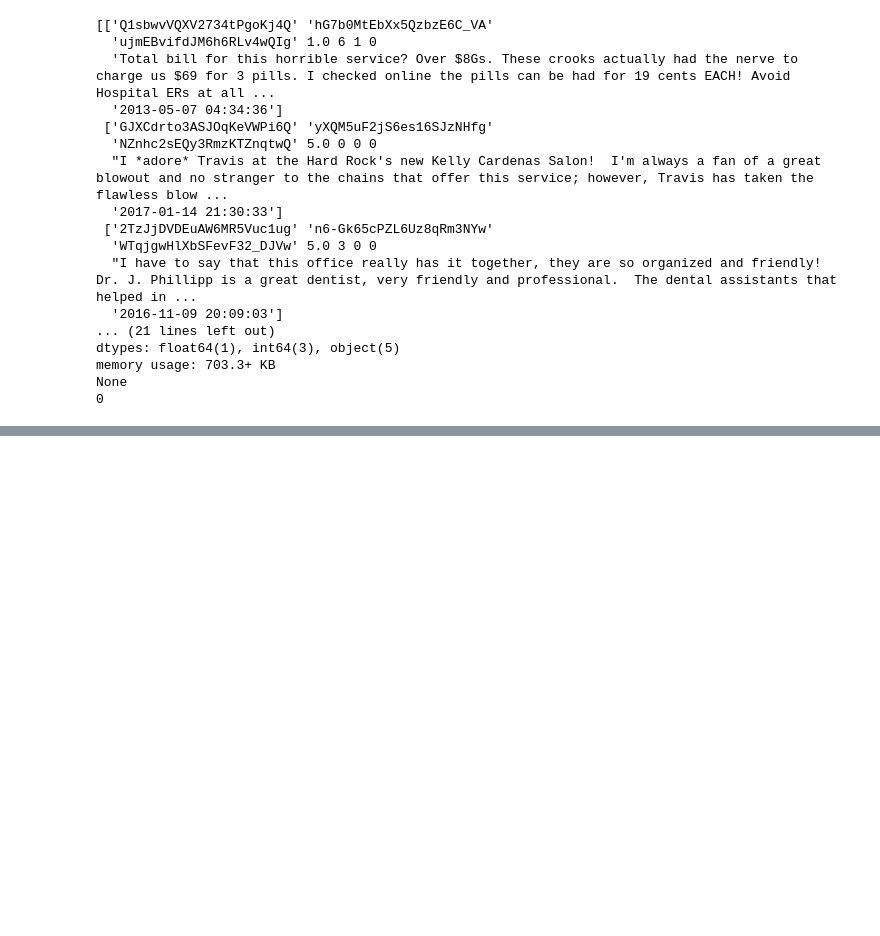
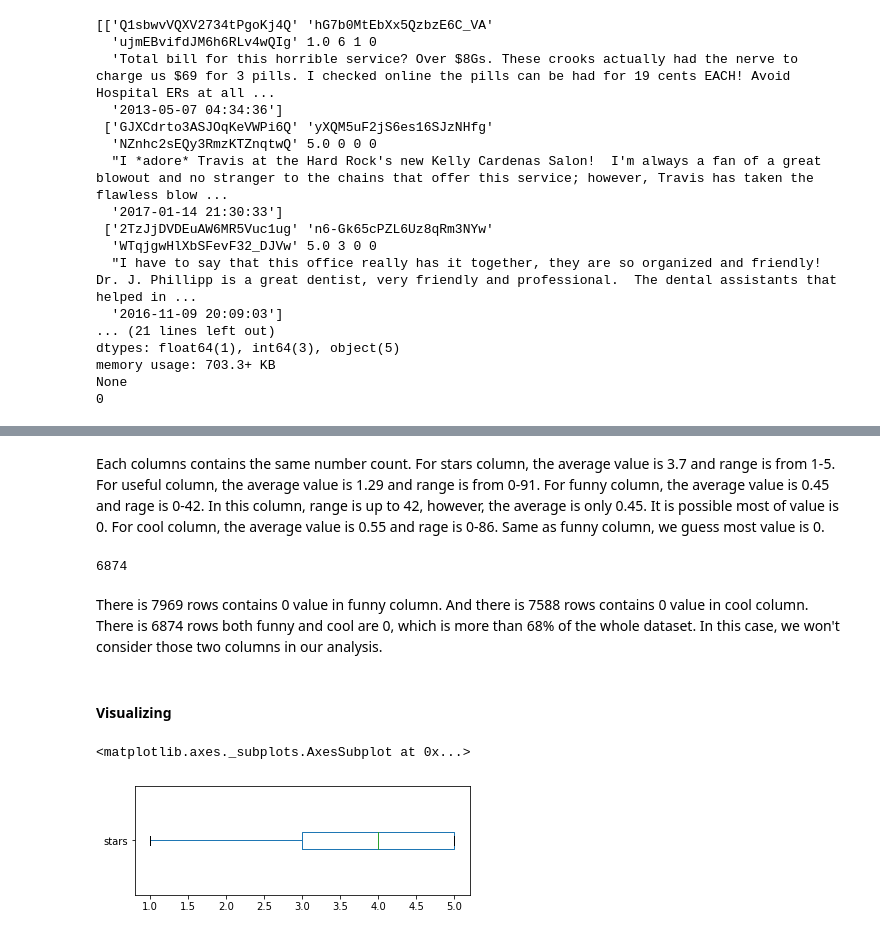
Before and after one commit to iwiszhou/ML1010-final-project, a Jupyter notebook: yelp-dataset-nlp.ipynb, the cells around one changed output, grey strips where cells are left out. Saved outputs shown, nothing was run; the diff lists cells and outputs as text; code cells hidden in the pictures; blank space fills up the shorter version.

```diff
--- a/yelp-dataset-nlp.ipynb
+++ b/yelp-dataset-nlp.ipynb
@@ -129,0 +206,26 @@ None
+# %% [markdown]
+Each columns contains the same number count.
+For stars column, the average value is 3.7 and range is from 1-5.
+For useful column, the average value is 1.29 and range is from 0-91.
+For funny column, the average value is 0.45 and rage is 0-42. In this column, range is up to 42, however,
+the average is only 0.45. It is possible most of value is 0.
+For cool column, the average value is 0.55 and rage is 0-86. Same as funny column, we guess most value is 0.
+# %%
+# Now, let's take a look how many 0 value in funny and cool columns
+len(df.loc[df["funny"] == 0])
+len(df.loc[df["funny"] == 0])
+len(df[(df["cool"] == 0) & (df["funny"] == 0)])
+# %% [output]
+6874
+# %% [markdown]
+There is 7969 rows contains 0 value in funny column. And there is 7588 rows contains 0 value in cool column.
+There is 6874 rows both funny and cool are 0, which is more than 68% of the whole dataset.
+In this case, we won't consider those two columns in our analysis.
+# %% [markdown]
+#### Visualizing
+# %%
+# Plot the stars columns
+df[["stars"]].plot(kind="box", vert=False, figsize=(6, 2))
+# %% [output]
+<matplotlib.axes._subplots.AxesSubplot at 0x...>
+[figure, added]
```
Also changed, not shown: parts of 82 cells of this notebook, 1 other file.
